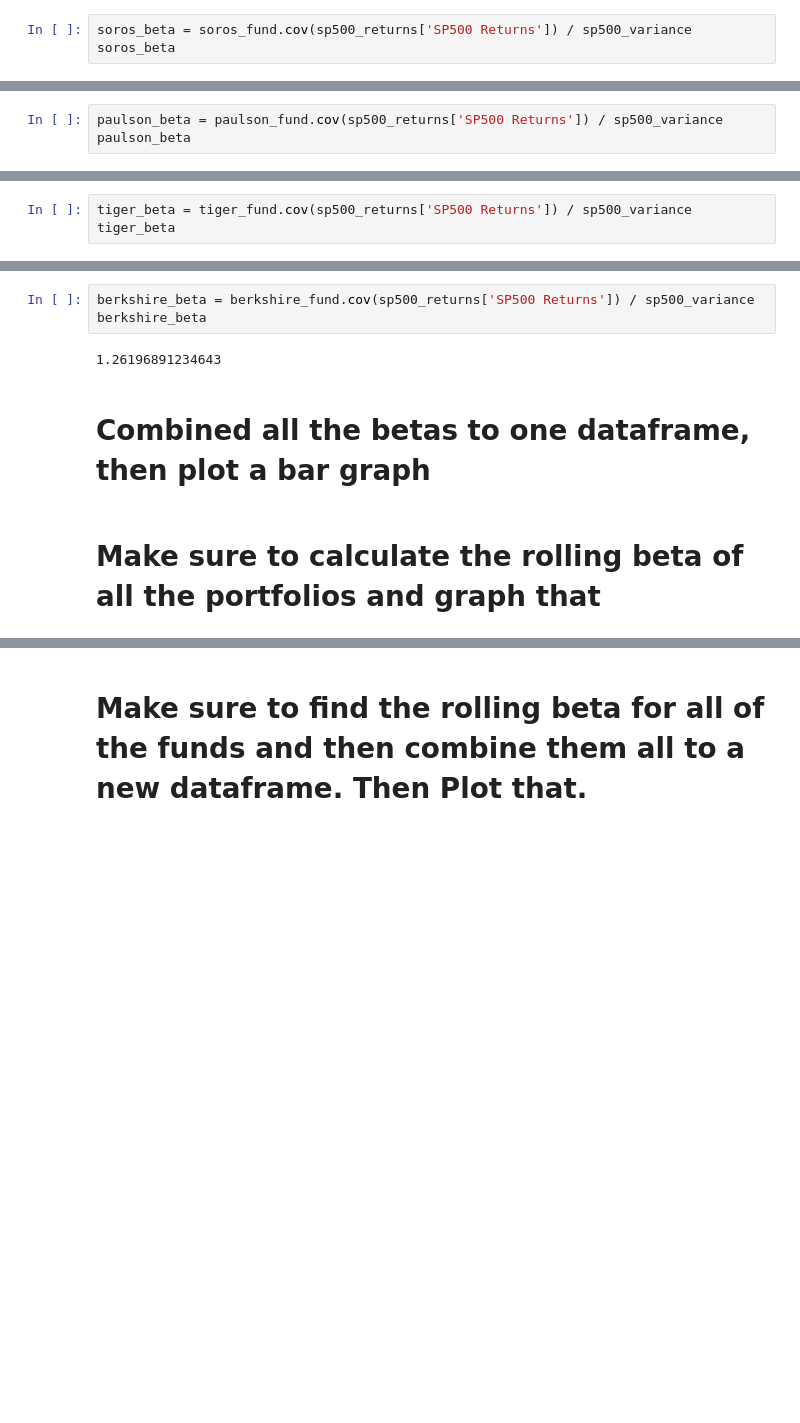
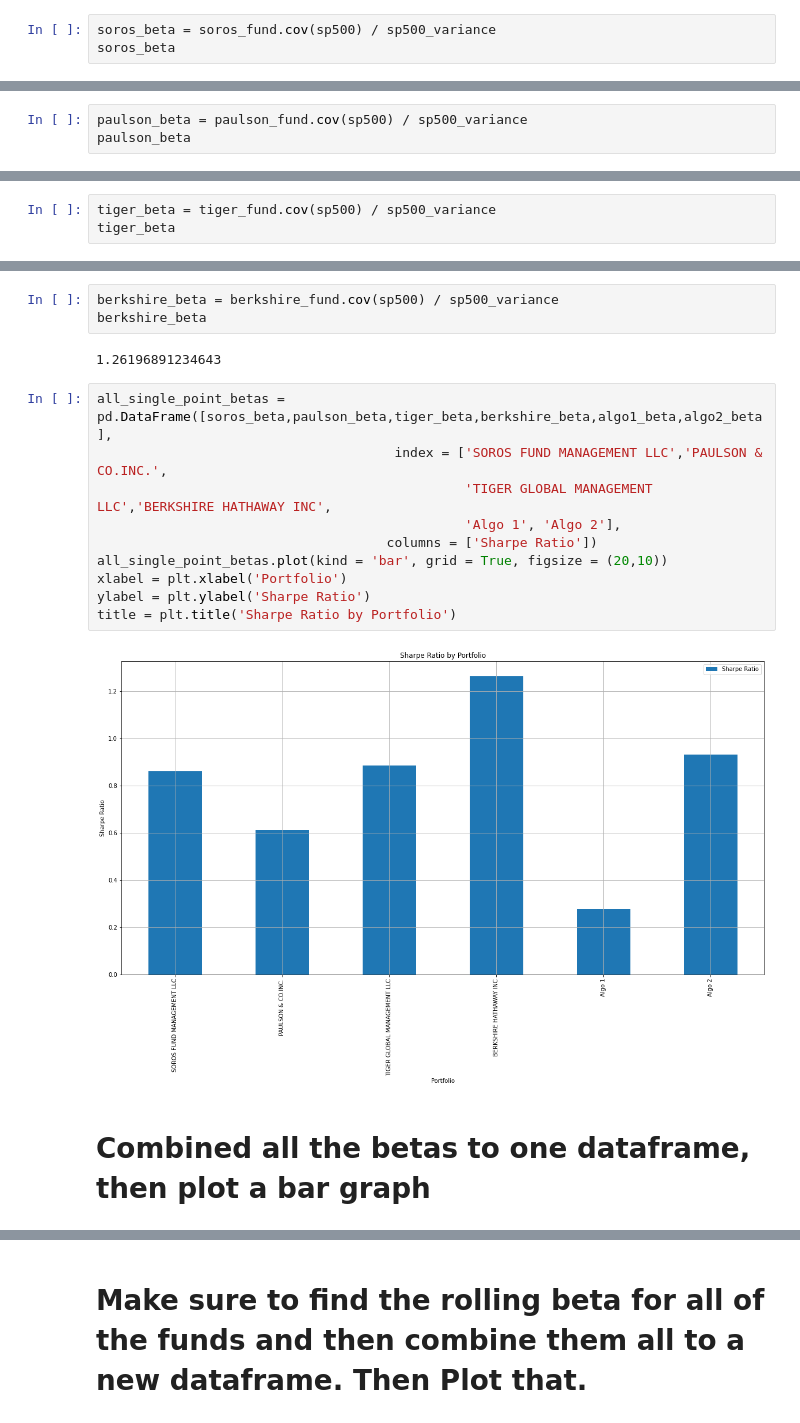
Before and after one commit to Tylryan/Portfolio_Analysis, a Jupyter notebook: Untitled.ipynb, the cells around one changed output, grey strips where cells are left out. Cells and saved outputs as stored; diff of their text form; blank space fills up the shorter version.

```diff
--- a/Untitled.ipynb
+++ b/Untitled.ipynb
@@ -259,24 +290,34 @@ algo2_beta
 # %%
-soros_beta = soros_fund.cov(sp500_returns['SP500 Returns']) / sp500_variance
+soros_beta = soros_fund.cov(sp500) / sp500_variance
 soros_beta
 # %% [output]
 0.8600502328765705
 # %%
-paulson_beta = paulson_fund.cov(sp500_returns['SP500 Returns']) / sp500_variance
+paulson_beta = paulson_fund.cov(sp500) / sp500_variance
 paulson_beta
 # %% [output]
 0.6115138513912773
 # %%
-tiger_beta = tiger_fund.cov(sp500_returns['SP500 Returns']) / sp500_variance
+tiger_beta = tiger_fund.cov(sp500) / sp500_variance
 tiger_beta
 # %% [output]
 0.8837124053216375
 # %%
-berkshire_beta = berkshire_fund.cov(sp500_returns['SP500 Returns']) / sp500_variance
+berkshire_beta = berkshire_fund.cov(sp500) / sp500_variance
 berkshire_beta
 # %% [output]
 1.26196891234643
+# %%
+all_single_point_betas = pd.DataFrame([soros_beta,paulson_beta,tiger_beta,berkshire_beta,algo1_beta,algo2_beta],
+                                      index = ['SOROS FUND MANAGEMENT LLC','PAULSON & CO.INC.',
+                                               'TIGER GLOBAL MANAGEMENT LLC','BERKSHIRE HATHAWAY INC',
+                                               'Algo 1', 'Algo 2'],
+                                     columns = ['Sharpe Ratio'])
+all_single_point_betas.plot(kind = 'bar', grid = True, figsize = (20,10))
+xlabel = plt.xlabel('Portfolio')
+ylabel = plt.ylabel('Sharpe Ratio')
+title = plt.title('Sharpe Ratio by Portfolio')
+# %% [output]
+[figure, added]
 # %% [markdown]
 # Combined all the betas to one dataframe, then plot a bar graph
-# %% [markdown]
-# Make sure to calculate the rolling beta of all the portfolios and graph that
```
Also changed, not shown: parts of 18 cells of this notebook, 1 other file.
